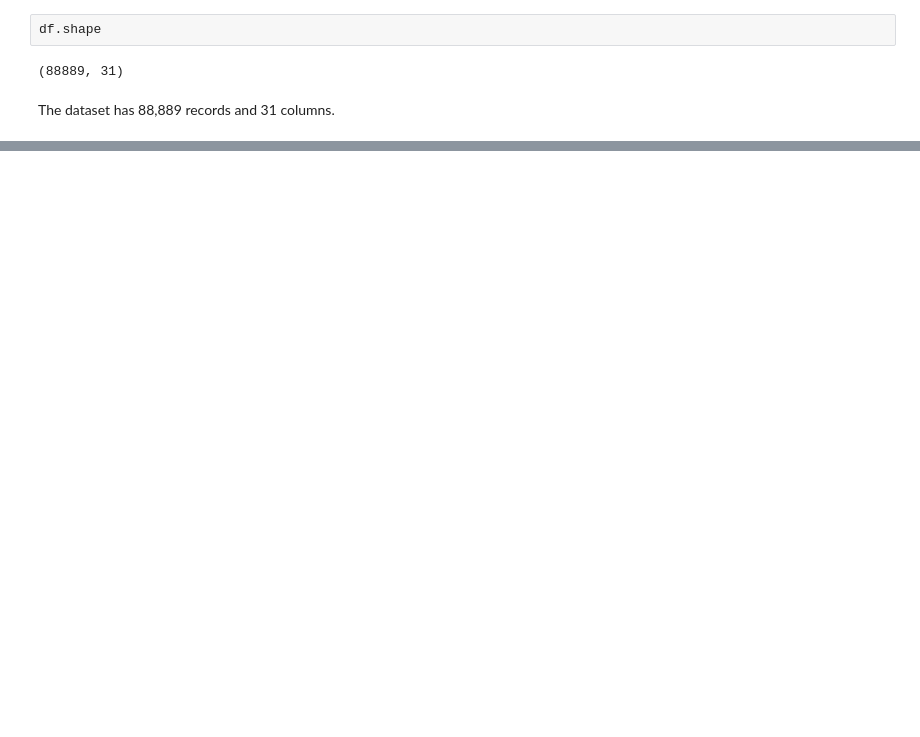
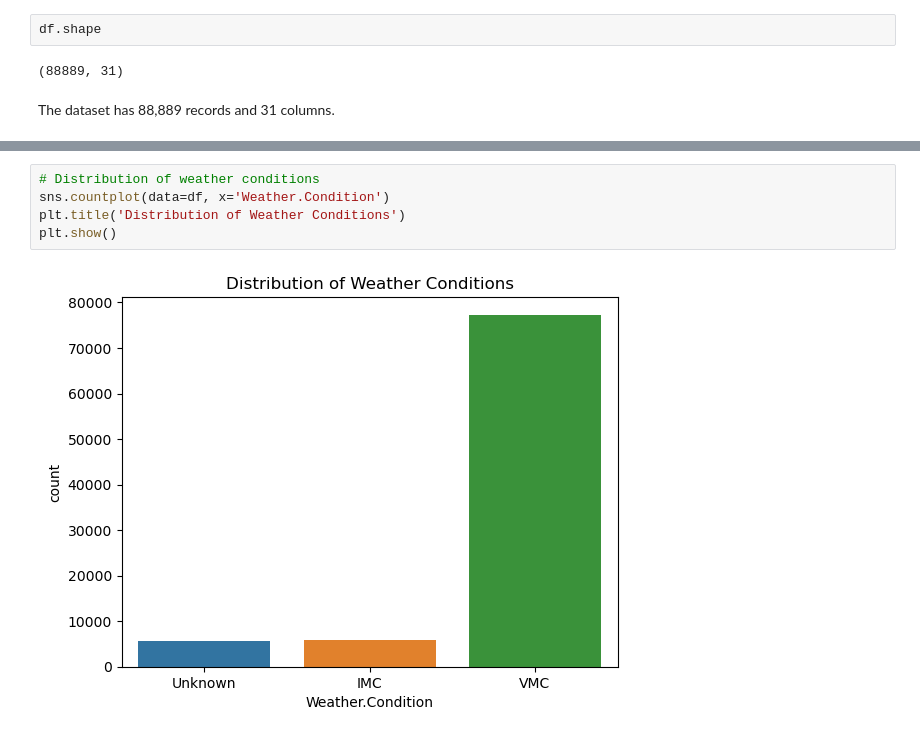
Before and after one commit to BrianGithinji-BMG/First-Project, a Jupyter notebook: project.ipynb, the cells around one changed output, grey strips where cells are left out. Saved outputs shown, nothing was run; the diff lists cells and outputs as text; blank space fills up the shorter version.

```diff
--- a/project.ipynb
+++ b/project.ipynb
@@ -77,0 +482,7 @@ df.info
+# %%
+# Distribution of weather conditions
+sns.countplot(data=df, x='Weather.Condition')
+plt.title('Distribution of Weather Conditions')
+plt.show()
+# %% [output]
+[figure, added]
```
Also changed, not shown: parts of 58 cells of this notebook, 1 other file.
